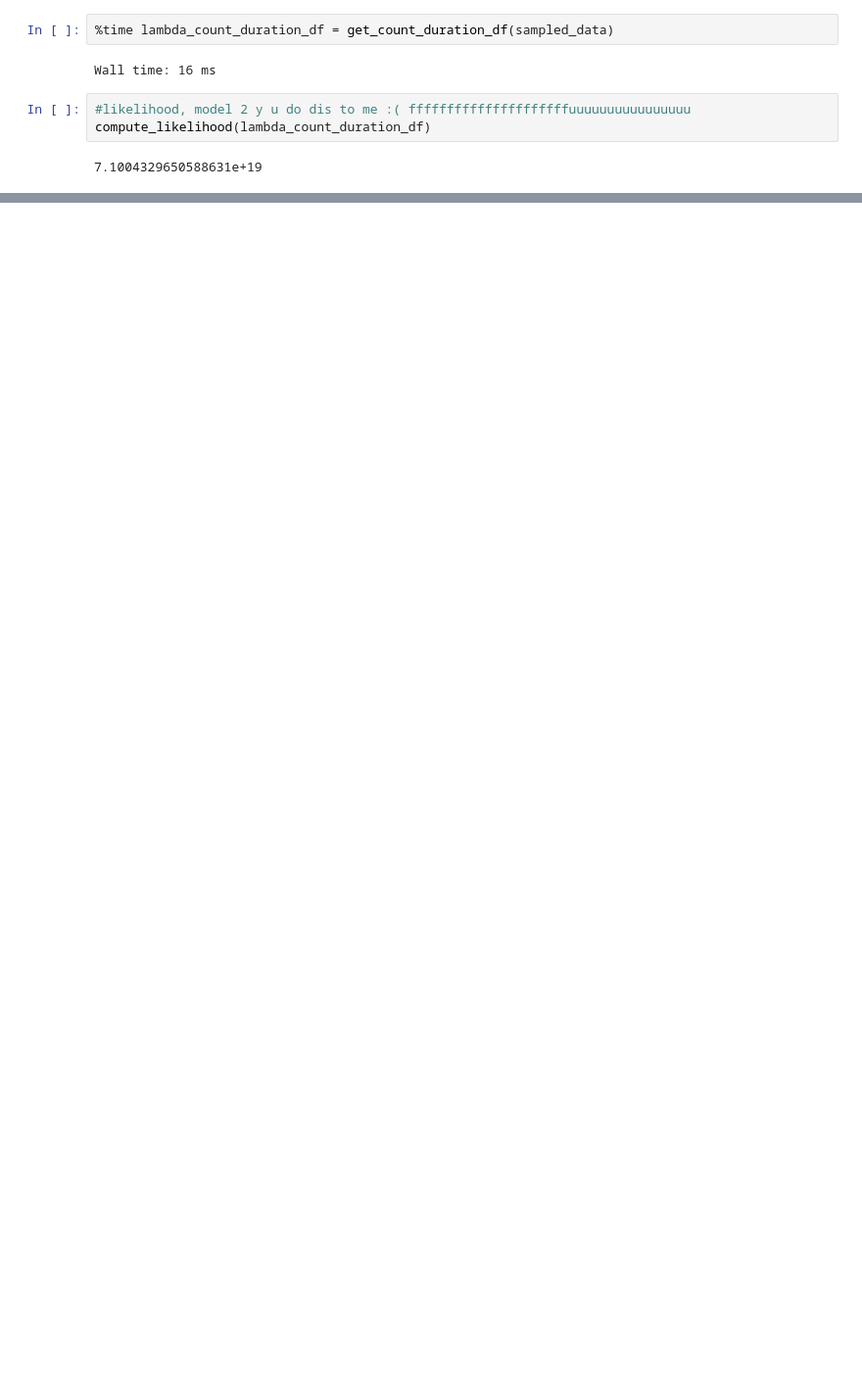
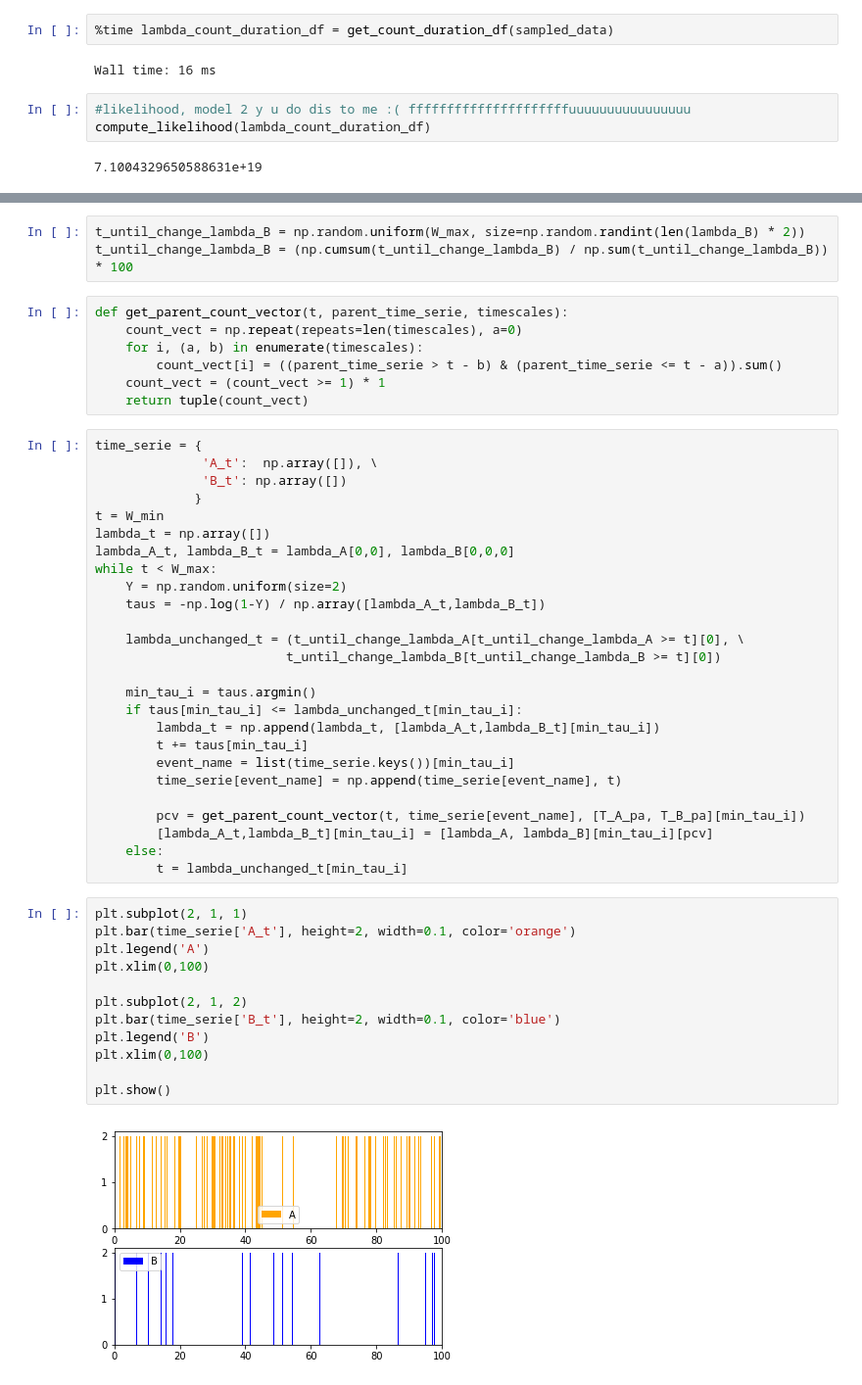
Before and after one commit to mok33/GMEs_experiments, a Jupyter notebook: GEMs-Sampling.ipynb, the cells around one changed output, grey strips where cells are left out. Shown: that part at 98% size. Cells and saved outputs as stored; diff of their text form; blank space fills up the shorter version.

```diff
--- a/GEMs-Sampling.ipynb
+++ b/GEMs-Sampling.ipynb
@@ -289,0 +399,50 @@ compute_likelihood(lambda_count_duration_df)
+# %%
+t_until_change_lambda_B = np.random.uniform(W_max, size=np.random.randint(len(lambda_B) * 2))
+t_until_change_lambda_B = (np.cumsum(t_until_change_lambda_B) / np.sum(t_until_change_lambda_B)) * 100
+# %%
+def get_parent_count_vector(t, parent_time_serie, timescales):
+    count_vect = np.repeat(repeats=len(timescales), a=0)
+    for i, (a, b) in enumerate(timescales):
+        count_vect[i] = ((parent_time_serie > t - b) & (parent_time_serie <= t - a)).sum()
+    count_vect = (count_vect >= 1) * 1
+    return tuple(count_vect)
+# %%
+time_serie = {
+              'A_t':  np.array([]), \
+              'B_t': np.array([])
+             }
+t = W_min
+lambda_t = np.array([])
+lambda_A_t, lambda_B_t = lambda_A[0,0], lambda_B[0,0,0]
+while t < W_max:
+    Y = np.random.uniform(size=2)
+    taus = -np.log(1-Y) / np.array([lambda_A_t,lambda_B_t])
+
+    lambda_unchanged_t = (t_until_change_lambda_A[t_until_change_lambda_A >= t][0], \
+                         t_until_change_lambda_B[t_until_change_lambda_B >= t][0])
+
+    min_tau_i = taus.argmin()
+    if taus[min_tau_i] <= lambda_unchanged_t[min_tau_i]:
+        lambda_t = np.append(lambda_t, [lambda_A_t,lambda_B_t][min_tau_i])
+        t += taus[min_tau_i]
+        event_name = list(time_serie.keys())[min_tau_i]
+        time_serie[event_name] = np.append(time_serie[event_name], t)
+
+        pcv = get_parent_count_vector(t, time_serie[event_name], [T_A_pa, T_B_pa][min_tau_i])
+        [lambda_A_t,lambda_B_t][min_tau_i] = [lambda_A, lambda_B][min_tau_i][pcv]
+    else:
+        t = lambda_unchanged_t[min_tau_i]
+# %%
+plt.subplot(2, 1, 1)
+plt.bar(time_serie['A_t'], height=2, width=0.1, color='orange')
+plt.legend('A')
+plt.xlim(0,100)
+
+plt.subplot(2, 1, 2)
+plt.bar(time_serie['B_t'], height=2, width=0.1, color='blue')
+plt.legend('B')
+plt.xlim(0,100)
+
+plt.show()
+# %% [output]
+[figure, added]
```
Also changed, not shown: parts of 19 cells of this notebook.
